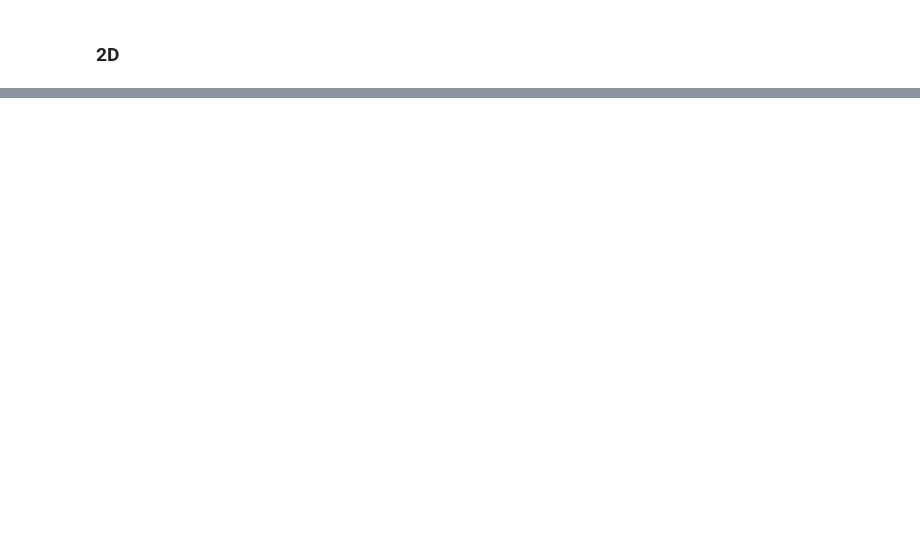
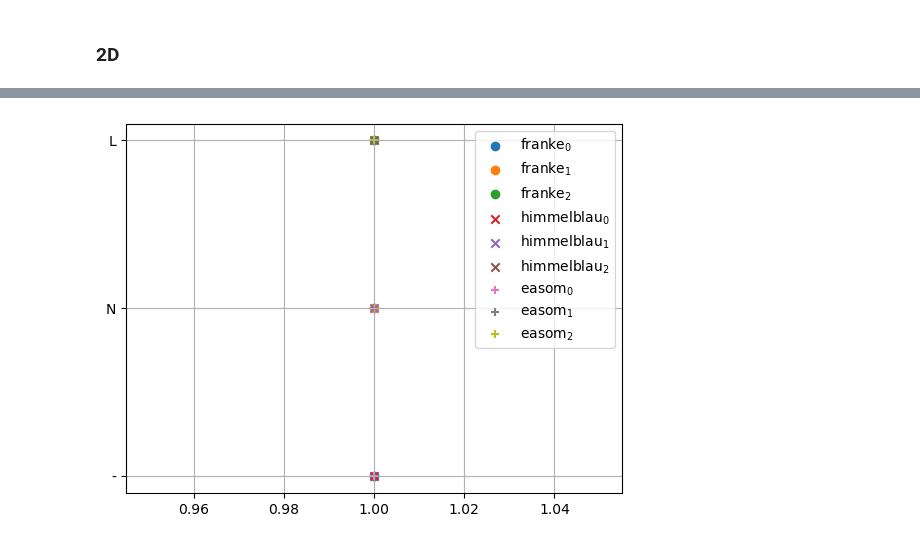
Before and after one commit to LukasEin/jaxgp, a Jupyter notebook: test_optimizers.ipynb, the cells around one changed output, grey strips where cells are left out. Cells and saved outputs as stored; diff of their text form; code cells hidden in the pictures; blank space fills up the shorter version.

Commit message:
currently testing 3 different optimizers

```diff
--- a/test_optimizers.ipynb
+++ b/test_optimizers.ipynb
@@ -158,0 +124,27 @@ def plot_tangent(ax,x0, y0, dy0):
+# %%
+log_dict = {}
+
+names = ["franke", "himmelblau", "easom", "ackley", "sin"]
+functions = [testfunctions.franke, testfunctions.himmelblau, testfunctions.easom, testfunctions.ackley, function]
+ranges = [(jnp.array([0.0,1.0]), jnp.array([0.0,1.0])),
+          (jnp.array([-5.0,5.0]), jnp.array([-5.0,5.0])),
+          (jnp.array([-10.0,10.0]), jnp.array([-10.0,10.0])),
+          (jnp.array([-5.0,5.0]), jnp.array([-5.0,5.0])),
+          (jnp.array([0.0,2*jnp.pi]), jnp.array([0.0,2*jnp.pi]))]
+
+for fun, ran, name in zip(functions, ranges, names):
+    X_train, Y_train = testfunctions.create_training_data_2D(seed, num_gridpoints, ran, noise, fun)
+
+    log_dict[name] = {}
+
+    for optimizer in optimizers:
+        print(f"Optimizer {optimizer}")
+        logger = Logger(optimizer)
+
+        means, stds = testfunctions.test_optimizer(X_train=X_train, Y_train=Y_train, num_f_vals=num_f_vals, num_d_vals=num_d_vals,
+                                                logger=logger, kernel=kernel, param_bounds=param_bounds, param_shape=param_shape, noise=noise, optimizer=optimizer,
+                                                iters=iters_per_optimizer, evalgrid=grid, seed=int(time.time()))
+
+        jnp.savez(f"{name}means{optimizer}", means)
+        jnp.savez(f"{name}std{optimizer}", stds)
+        log_dict[name][optimizer] = logger.iters_list
@@ -158,0 +234,12 @@ def plot_tangent(ax,x0, y0, dy0):
+# %%
+markers = ["o", "x", "+"]
+
+for marker, (key, value) in zip(markers,log_dict.items()):
+    for i,elem in enumerate(value):
+        nums = jnp.arange(1,len(elem[1])+1)
+        plt.scatter(nums, elem[1],label=f"{key}$_{i}$", marker=marker)
+
+plt.legend()
+plt.grid()
+# %% [output]
+[figure, added]
```
Also changed, not shown: parts of 13 cells of this notebook, 5 other files.
